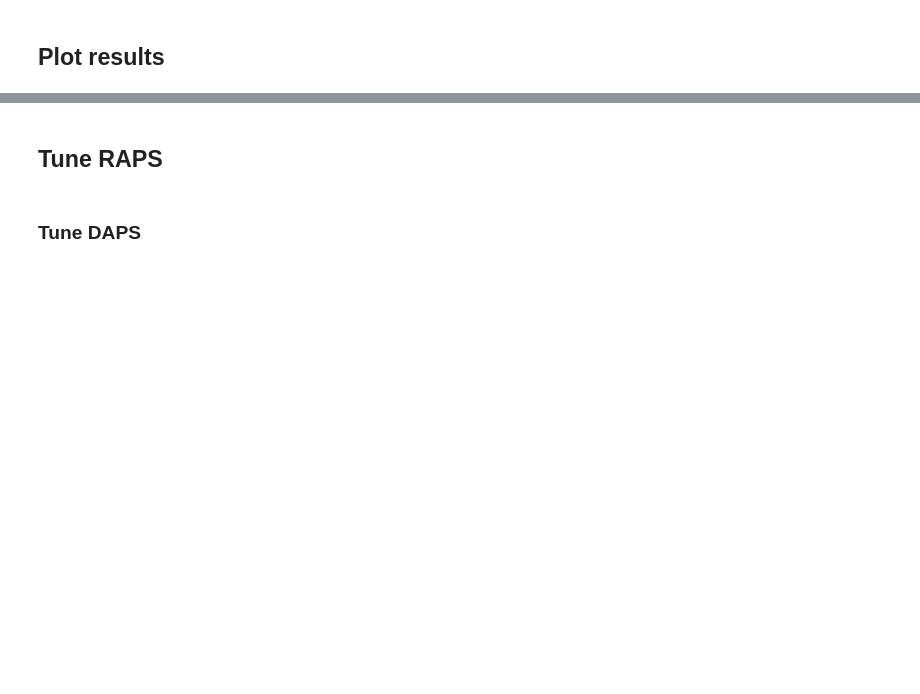
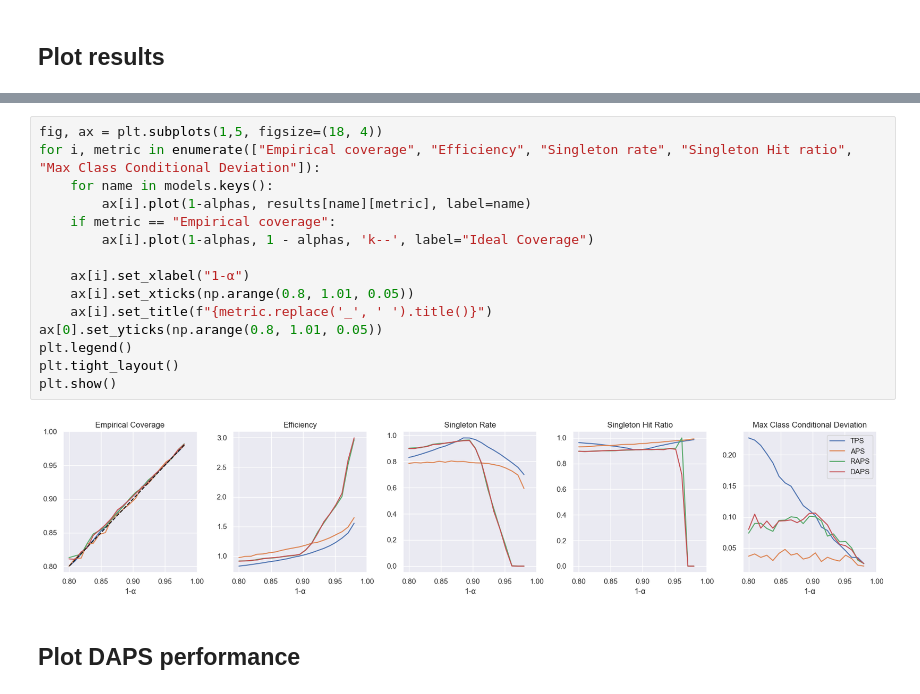
Before and after one commit to JacobSkaarup/DL_conformal_prediction, a Jupyter notebook: project_main.ipynb, the cells around one changed output, grey strips where cells are left out. Cells and saved outputs as stored; diff of their text form; blank space fills up the shorter version.

```diff
--- a/project_main.ipynb
+++ b/project_main.ipynb
@@ -362,5 +324,20 @@ plt.show()
+# %%
+fig, ax = plt.subplots(1,5, figsize=(18, 4))
+for i, metric in enumerate(["Empirical coverage", "Efficiency", "Singleton rate", "Singleton Hit ratio", "Max Class Conditional Deviation"]):
+    for name in models.keys():
+        ax[i].plot(1-alphas, results[name][metric], label=name)
+    if metric == "Empirical coverage":
+        ax[i].plot(1-alphas, 1 - alphas, 'k--', label="Ideal Coverage")
+
+    ax[i].set_xlabel("1-α")
+    ax[i].set_xticks(np.arange(0.8, 1.01, 0.05))
+    ax[i].set_title(f"{metric.replace('_', ' ').title()}")
+ax[0].set_yticks(np.arange(0.8, 1.01, 0.05))
+plt.legend()
+plt.tight_layout()
+plt.show()
+# %% [output]
+[figure, added]
 # %% [markdown]
-## Tune RAPS
+## Plot DAPS performance
-# %% [markdown]
-### Tune DAPS
 # %%
```
Also changed, not shown: parts of 24 cells of this notebook, 2 other files.
